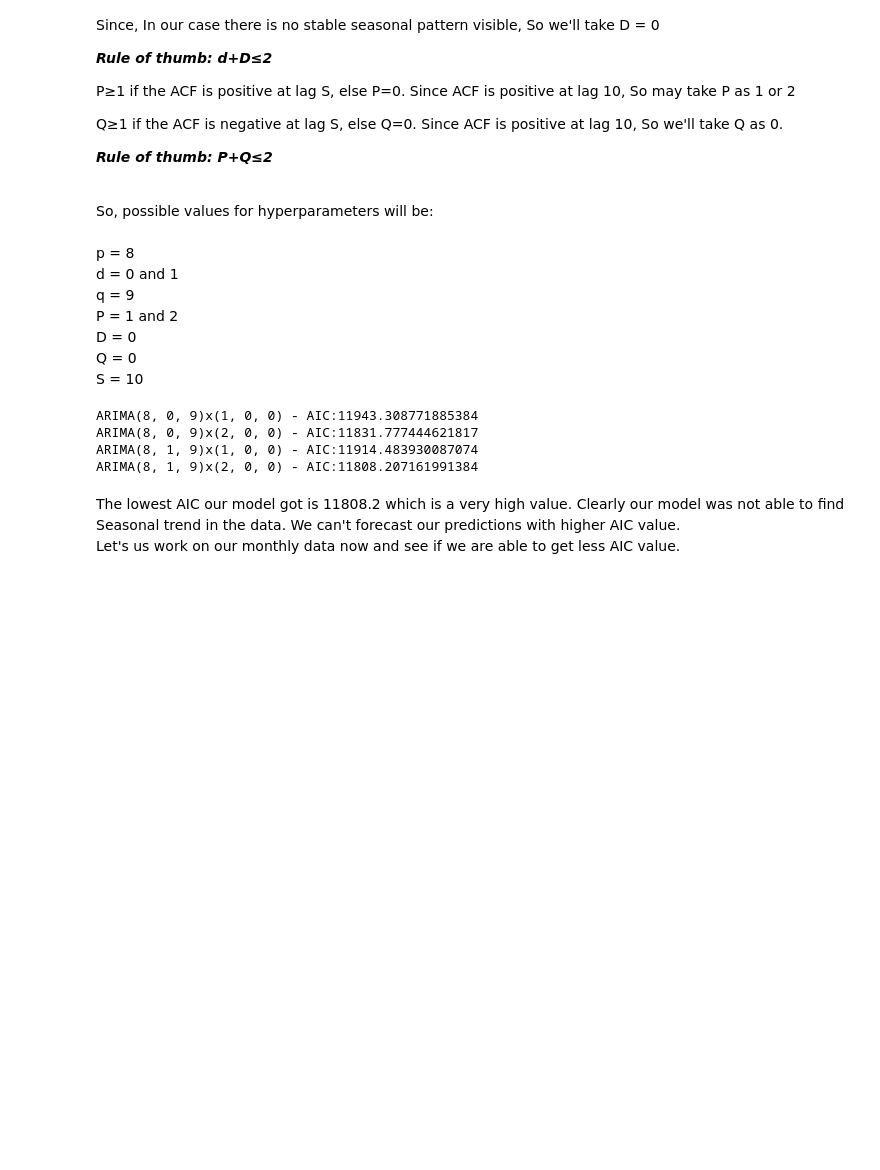
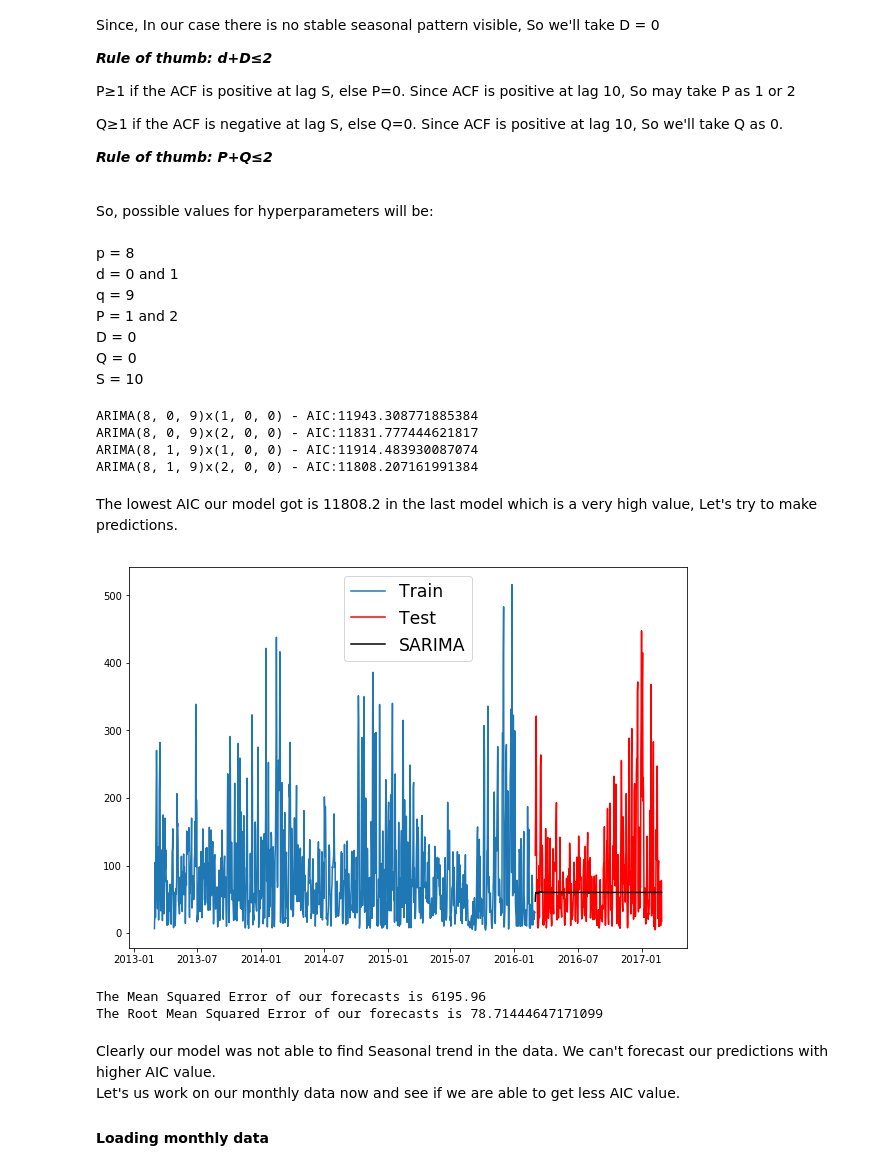
Before and after one commit to aishrock006/Capstone-Project, a Jupyter notebook: 2Data modeling with SARIMA.ipynb, the cells around one changed output. Drawn from its saved outputs; the diff is of its cells as text; code cells hidden in the pictures; blank space fills up the shorter version.

```diff
--- a/2Data modeling with SARIMA.ipynb
+++ b/2Data modeling with SARIMA.ipynb
@@ -154,6 +154,29 @@ ARIMA(8, 0, 9)x(1, 0, 0) - AIC:11943.308771885384
 ARIMA(8, 0, 9)x(2, 0, 0) - AIC:11831.777444621817
 ARIMA(8, 1, 9)x(1, 0, 0) - AIC:11914.483930087074
 ARIMA(8, 1, 9)x(2, 0, 0) - AIC:11808.207161991384
+# %% [markdown]
+The lowest AIC our model got is 11808.2 in the last model which is a very high value, Let's try to make predictions.
+# %%
+# predicting with SARIMA
+sarima_pred = results.predict(start=test_PM25.index[0], end=test_PM25.index[-1])
+# plotting the results
+plt.figure(figsize=(10, 7))
+plt.plot(train_PM25.index, train_PM25, label='Train')
+plt.plot(test_PM25.index, test_PM25, label='Test', color='r')
+plt.plot(sarima_pred.index, sarima_pred, label='SARIMA', color='k')
+plt.legend(loc='best', fontsize='xx-large')
+plt.show()
+# %% [output]
+[figure, added]
+# %%
+# let see the what's the root mean square error of this model
+mse = mean_squared_error(sarima_pred, test_PM25)
+print('The Mean Squared Error of our forecasts is {}'.format(round(mse, 2)))
+print('The Root Mean Squared Error of our forecasts is {}'.format(np.sqrt(mse)))
+# %% [output]
+The Mean Squared Error of our forecasts is 6195.96
+The Root Mean Squared Error of our forecasts is 78.71444647171099
 # %% [markdown]
-The lowest AIC our model got is 11808.2 which is a very high value. Clearly our model was not able to find Seasonal trend in the data. We can't forecast our predictions with higher AIC value.<br>
+ Clearly our model was not able to find Seasonal trend in the data. We can't forecast our predictions with higher AIC value.<br>
 Let's us work on our monthly data now and see if we are able to get less AIC value.
+#### Loading monthly data
```
Also changed, not shown: parts of 13 cells of this notebook.
